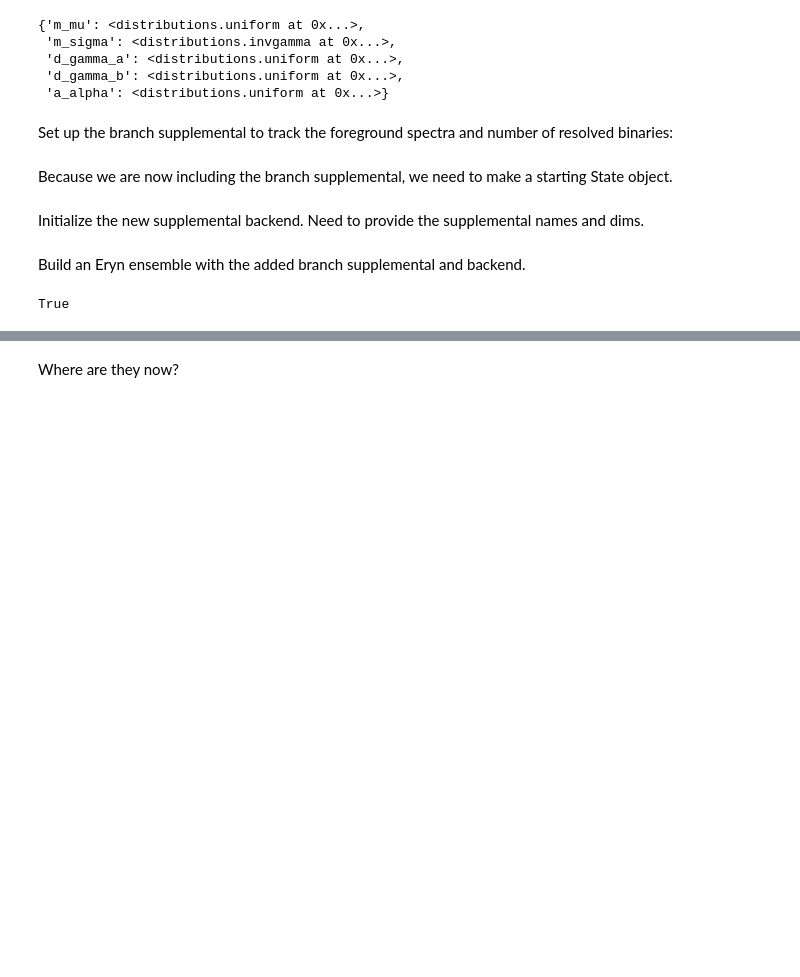
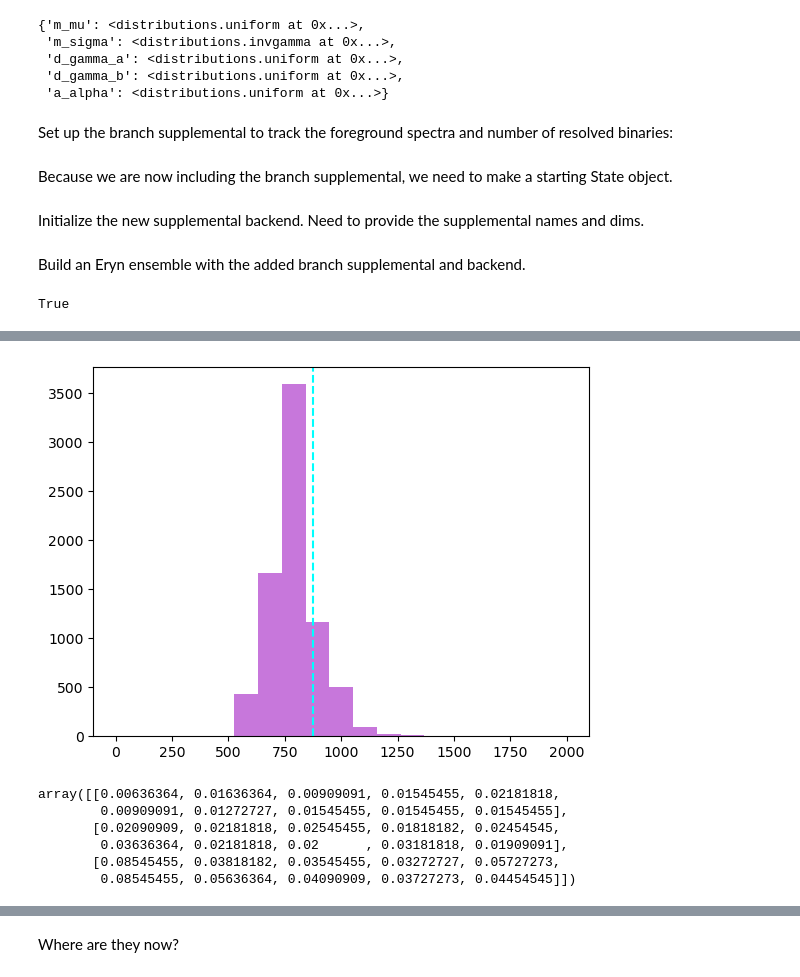
Before and after one commit to criswellalexander/pelargir-gb, a Jupyter notebook: prototype-notebooks/pelargir-v20-tempering.ipynb, the cells around one changed output, grey strips where cells are left out. Saved outputs shown, nothing was run; the diff lists cells and outputs as text; code cells hidden in the pictures; blank space fills up the shorter version.

```diff
--- a/prototype-notebooks/pelargir-v20-tempering.ipynb
+++ b/prototype-notebooks/pelargir-v20-tempering.ipynb
@@ -292,0 +253,20 @@ plot_model_chains(ensemble,names=eryn_popmodel.hpar_names)
+# %%
+nsteps = 1000
+burn = None
+thin_by = 1
+out = ensemble.run_mcmc(out, nsteps, burn=burn, progress=True, thin_by=thin_by)
+# pool.close()
+# pool.join()
+# %%
+plot_Nres_hist(ensemble,datadict,bins=np.linspace(0,2000,20),discard=100,thin=4)#,showtrue=False)
+# %% [output]
+[figure, added]
+# %%
+ensemble.acceptance_fraction
+# %% [output]
+array([[0.00636364, 0.01636364, 0.00909091, 0.01545455, 0.02181818,
+        0.00909091, 0.01272727, 0.01545455, 0.01545455, 0.01545455],
+       [0.02090909, 0.02181818, 0.02545455, 0.01818182, 0.02454545,
+        0.03636364, 0.02181818, 0.02      , 0.03181818, 0.01909091],
+       [0.08545455, 0.03818182, 0.03545455, 0.03272727, 0.05727273,
+        0.08545455, 0.05636364, 0.04090909, 0.03727273, 0.04454545]])
```
Also changed, not shown: parts of 18 cells of this notebook, 1 other file.
